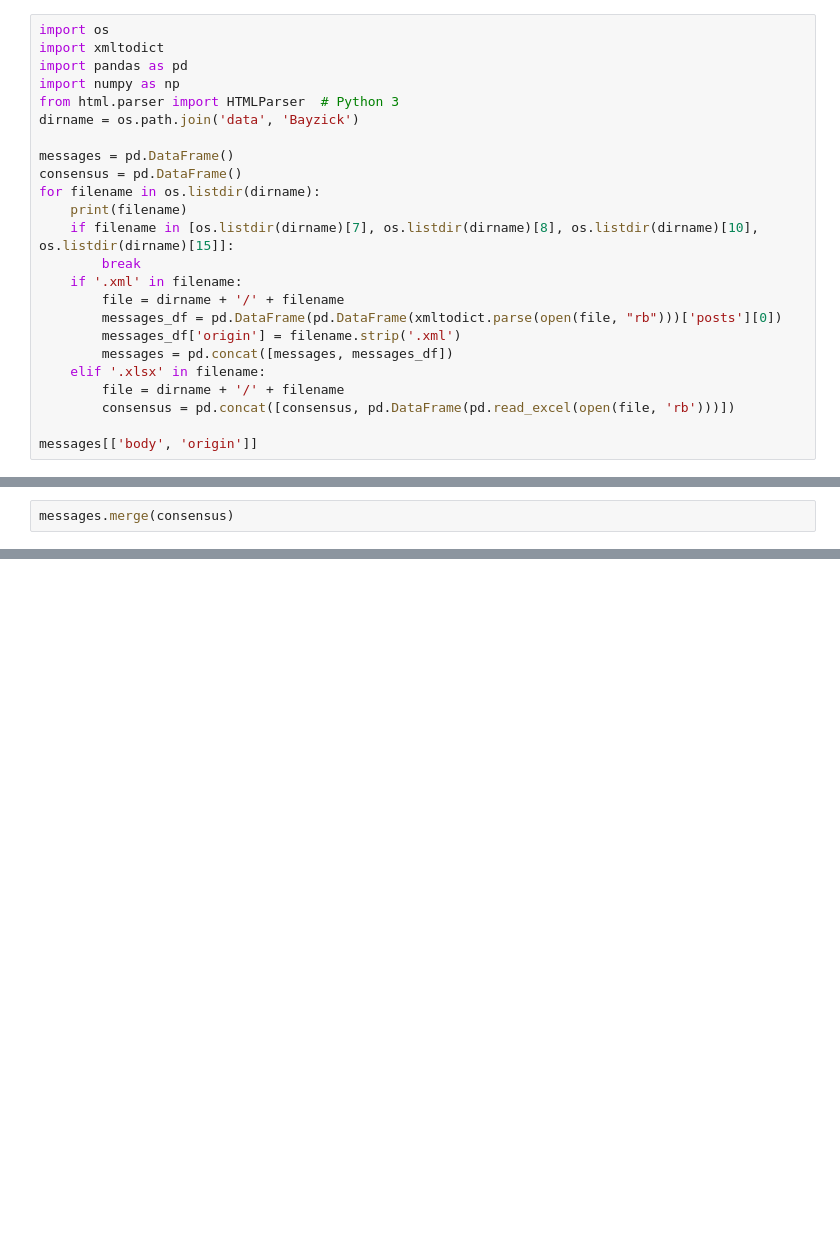
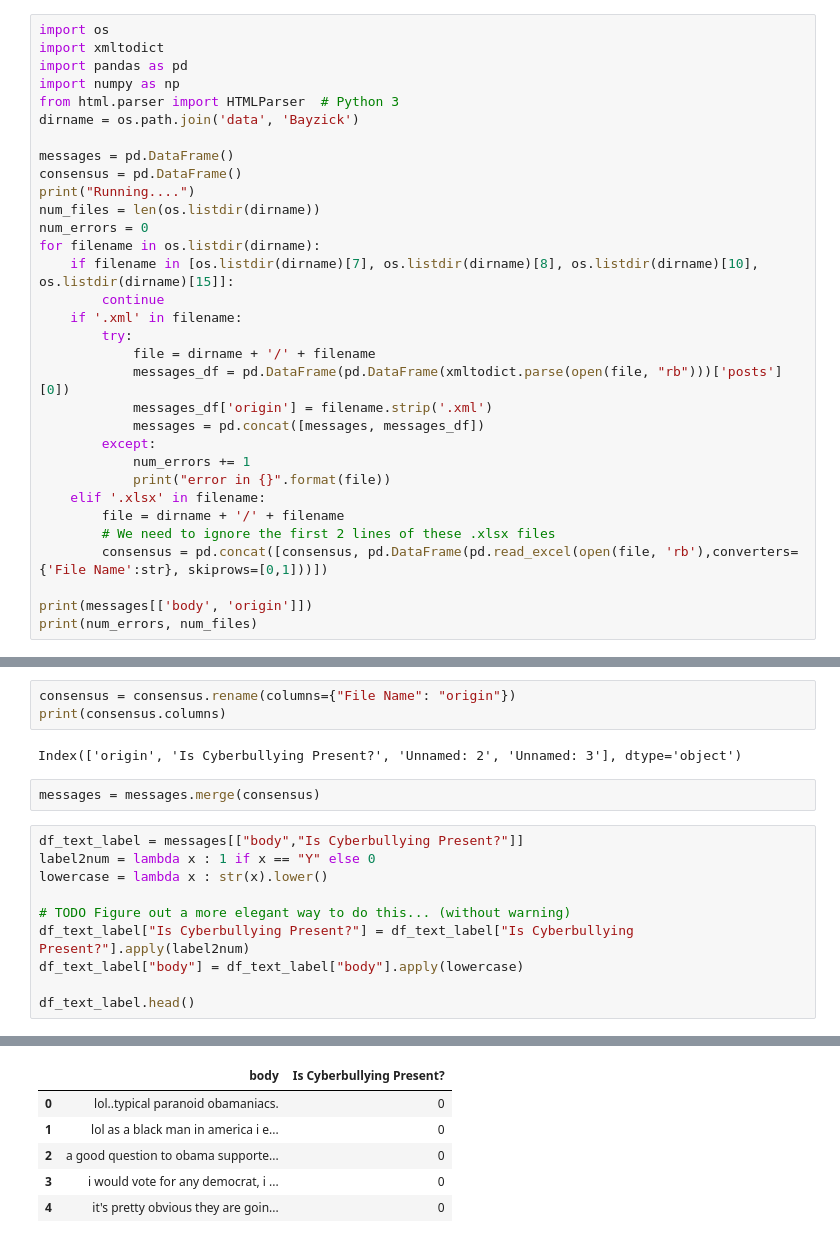
Before and after one commit to nonguyen1/BullyGuard, a Jupyter notebook: Parse_Bayzick.ipynb, the cells around one changed output, grey strips where cells are left out. Drawn from its saved outputs; the diff is of its cells as text; blank space fills up the shorter version.

```diff
--- a/Parse_Bayzick.ipynb
+++ b/Parse_Bayzick.ipynb
@@ -8,18 +8,26 @@ dirname = os.path.join('data', 'Bayzick')
 
 messages = pd.DataFrame()
 consensus = pd.DataFrame()
+print("Running....")
+num_files = len(os.listdir(dirname))
+num_errors = 0
 for filename in os.listdir(dirname):
-    print(filename)
     if filename in [os.listdir(dirname)[7], os.listdir(dirname)[8], os.listdir(dirname)[10], os.listdir(dirname)[15]]:
-        break
+        continue
     if '.xml' in filename:
-        file = dirname + '/' + filename
-        messages_df = pd.DataFrame(pd.DataFrame(xmltodict.parse(open(file, "rb")))['posts'][0])
-        messages_df['origin'] = filename.strip('.xml')
-        messages = pd.concat([messages, messages_df])
+        try:
+            file = dirname + '/' + filename
+            messages_df = pd.DataFrame(pd.DataFrame(xmltodict.parse(open(file, "rb")))['posts'][0])
+            messages_df['origin'] = filename.strip('.xml')
+            messages = pd.concat([messages, messages_df])
+        except:
+            num_errors += 1
+            print("error in {}".format(file))
     elif '.xlsx' in filename:
         file = dirname + '/' + filename
-        consensus = pd.concat([consensus, pd.DataFrame(pd.read_excel(open(file, 'rb')))])
+        # We need to ignore the first 2 lines of these .xlsx files
+        consensus = pd.concat([consensus, pd.DataFrame(pd.read_excel(open(file, 'rb'),converters={'File Name':str}, skiprows=[0,1]))])
 
-messages[['body', 'origin']]
+print(messages[['body', 'origin']])
+print(num_errors, num_files)
 # %% [output]
@@ -52,2 +55,18 @@ messages[['body', 'origin']]
+# %%
+consensus = consensus.rename(columns={"File Name": "origin"})
+print(consensus.columns)
+# %% [output]
+Index(['origin', 'Is Cyberbullying Present?', 'Unnamed: 2', 'Unnamed: 3'], dtype='object')
 # %%
-messages.merge(consensus)
+messages = messages.merge(consensus)
+# %%
+df_text_label = messages[["body","Is Cyberbullying Present?"]]
+label2num = lambda x : 1 if x == "Y" else 0
+lowercase = lambda x : str(x).lower()
+
+# TODO Figure out a more elegant way to do this... (without warning)
+df_text_label["Is Cyberbullying Present?"] = df_text_label["Is Cyberbullying Present?"].apply(label2num)
+df_text_label["body"] = df_text_label["body"].apply(lowercase)
+
+df_text_label.head()
+# %% [output]
@@ -53,0 +83,6 @@ messages.merge(consensus)
+|  | body | Is Cyberbullying Present? |
+| 0 | lol..typical paranoid obamaniacs. | 0 |
+| 1 | lol as a black man in america i e... | 0 |
+| 2 | a good question to obama supporte... | 0 |
+| 3 | i would vote for any democrat, i ... | 0 |
+| 4 | it's pretty obvious they are goin... | 0 |
```
Also changed, not shown: parts of 7 cells of this notebook, 1 other file.
